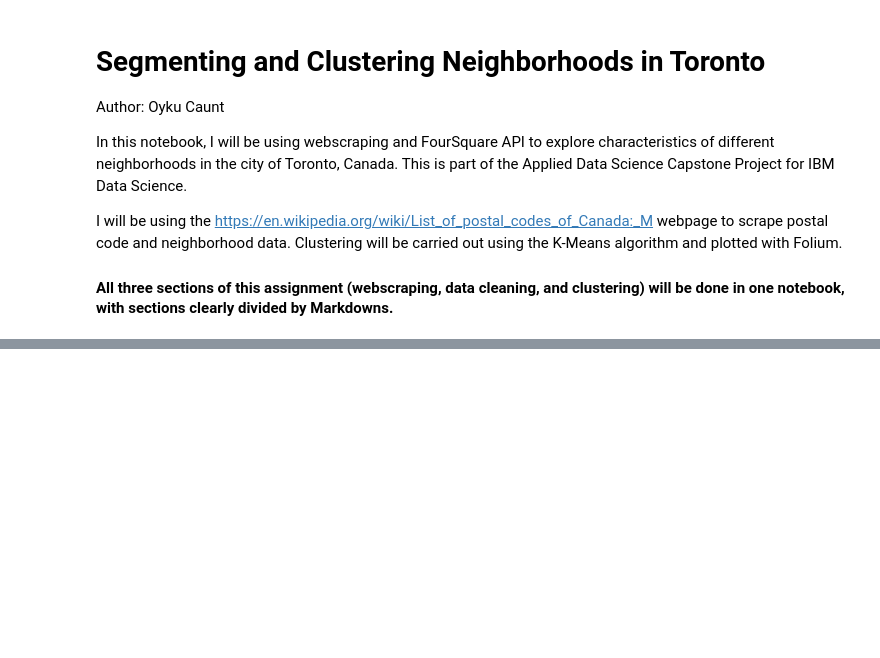
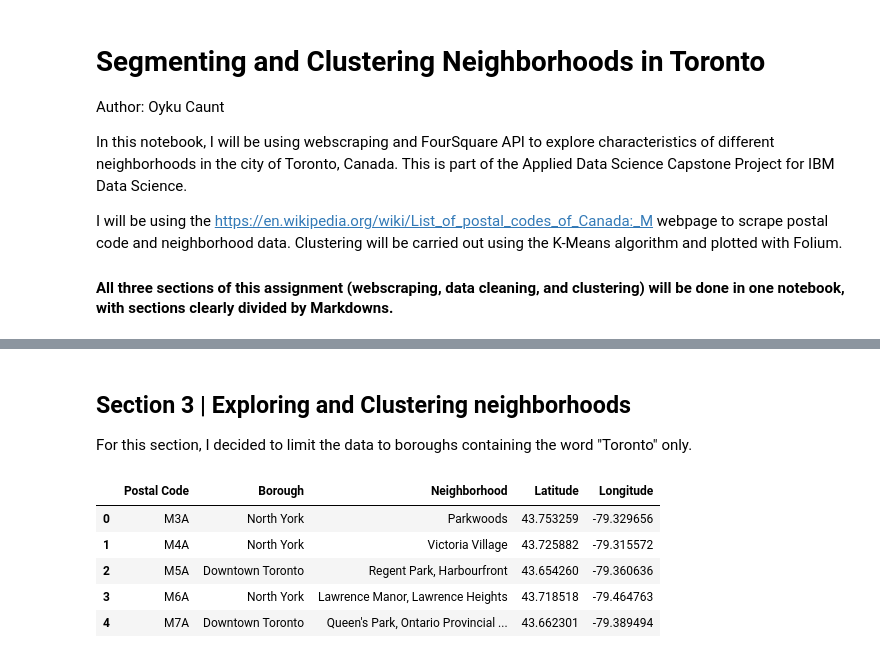
Before and after one commit to oykucaunt/capstone-project, a Jupyter notebook: Segmenting and Clustering Neighborhoods in Toronto.ipynb, the cells around one changed output, grey strips where cells are left out. Saved outputs shown, nothing was run; the diff lists cells and outputs as text; code cells hidden in the pictures; blank space fills up the shorter version.

```diff
--- a/Segmenting and Clustering Neighborhoods in Toronto.ipynb
+++ b/Segmenting and Clustering Neighborhoods in Toronto.ipynb
@@ -90,0 +69,8 @@ AttributeError: 'NoneType' object has no attribute 'items'
+# %%
+ # Grouping by postal code and concatenating neighborhoods with commas
+
+grouped = df.groupby('PostalCode')['Neighborhood'].apply(lambda x: "%s" % ', '.join(x))
+grouped.head()
+
+grouped=grouped.reset_index(drop=False)
+grouped.head()
@@ -90,0 +84,7 @@ AttributeError: 'NoneType' object has no attribute 'items'
+# %%
+# Merging the original table with the grouped table on PostalCode to get the Borough column back
+
+df = df.merge(grouped, on = 'PostalCode')
+df.drop(['Neighborhood_x'], axis = 1, inplace=True)
+df.rename(columns={"Neighborhood_y": "Neighborhood"},inplace=True)
+df.head()
@@ -90,0 +98,3 @@ AttributeError: 'NoneType' object has no attribute 'items'
+# %%
+df.rename(columns={"PostalCode": "Postal Code"},inplace=True)
+df.shape
@@ -90,0 +105,3 @@ AttributeError: 'NoneType' object has no attribute 'items'
+# %%
+geo_data = pd.read_csv("http://cocl.us/Geospatial_data")
+geo_data.head()
@@ -90,0 +115,18 @@ AttributeError: 'NoneType' object has no attribute 'items'
+# %% [markdown]
+## Section 3 | Exploring and Clustering neighborhoods
+
+<p> For this section, I decided to limit the data to boroughs containing the word "Toronto" only. </p>
+# %%
+# First, we need to merge the two datasets to get the coordinates of each postal code
+
+Toronto = pd.merge(df,
+                 geo_data[['Postal Code','Latitude', 'Longitude']],
+                 on='Postal Code')
+Toronto.head()
+# %% [output]
+|  | Postal Code | Borough | Neighborhood | Latitude | Longitude |
+| 0 | M3A | North York | Parkwoods | 43.753259 | -79.329656 |
+| 1 | M4A | North York | Victoria Village | 43.725882 | -79.315572 |
+| 2 | M5A | Downtown Toronto | Regent Park, Harbourfront | 43.654260 | -79.360636 |
+| 3 | M6A | North York | Lawrence Manor, Lawrence Heights | 43.718518 | -79.464763 |
+| 4 | M7A | Downtown Toronto | Queen's Park, Ontario Provincial ... | 43.662301 | -79.389494 |
```
Also changed, not shown: parts of 19 cells of this notebook.
